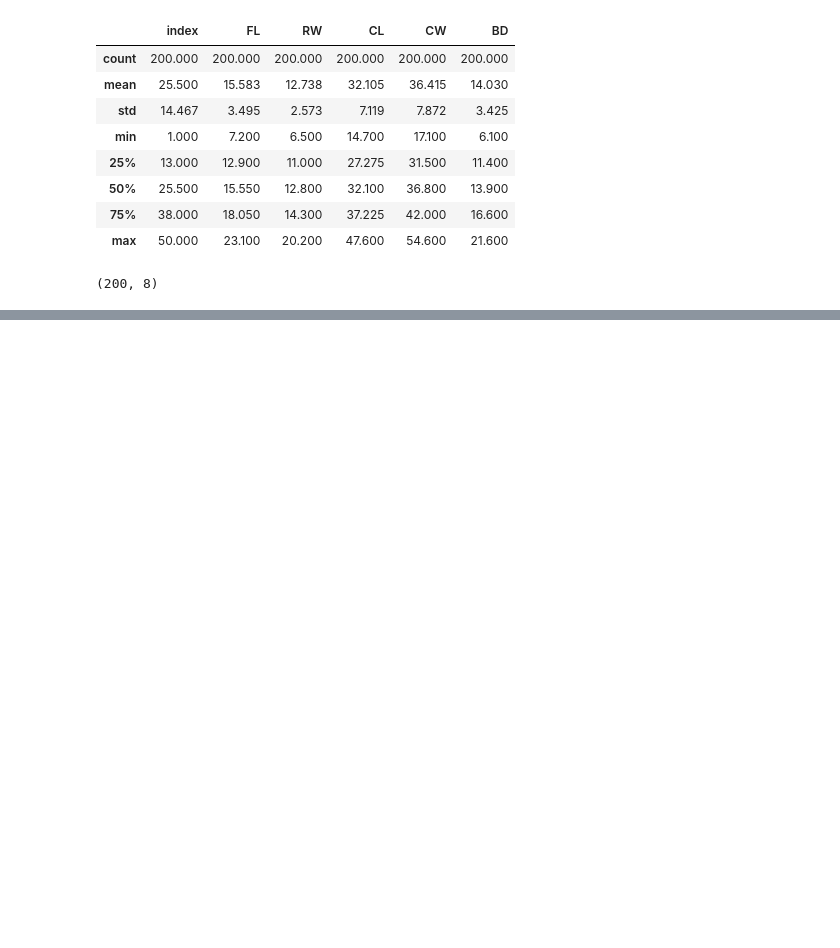
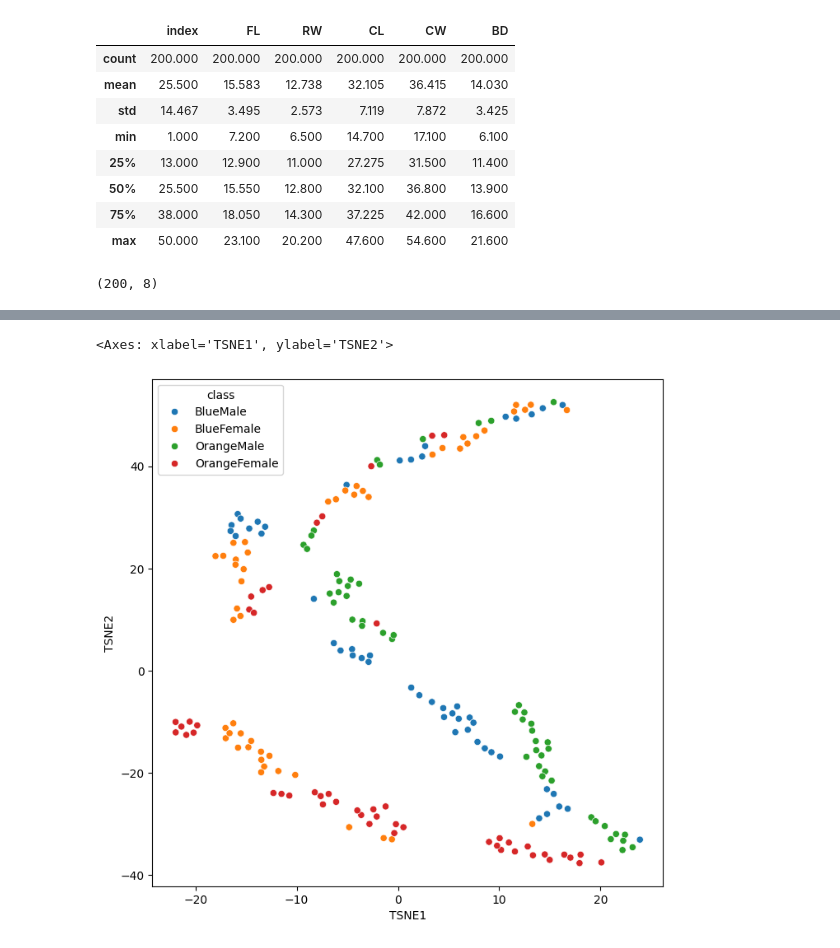
Before and after one commit to PhuIndie/ML-AI, a Jupyter notebook: Visualization/t-SNE.ipynb, the cells around one changed output, grey strips where cells are left out. Cells and saved outputs as stored; diff of their text form; code cells hidden in the pictures; blank space fills up the shorter version.

```diff
--- a/Visualization/t-SNE.ipynb
+++ b/Visualization/t-SNE.ipynb
@@ -43,0 +125,3 @@ crabs_data.head()
+# %%
+crabs_min_max = crabs_data.copy()
+crabs_min_max[data_columns] = MinMaxScaler().fit_transform(crabs_data[data_columns])
@@ -43,0 +137,10 @@ crabs_data.head()
+# %%
+# 2D
+crabs_tsne = TSNE(n_components=2, perplexity=10, n_iter=1000, init='random').fit_transform(crabs_min_max[data_columns])
+crabs_min_max[['TSNE1', 'TSNE2']] = crabs_tsne
+
+fig = plt.figure(figsize=(8,8))
+sns.scatterplot(x='TSNE1', y='TSNE2', hue='class',data = crabs_min_max)
+# %% [output]
+<Axes: xlabel='TSNE1', ylabel='TSNE2'>
+[figure, added]
```
Also changed, not shown: parts of 22 cells of this notebook, 9 other files.
